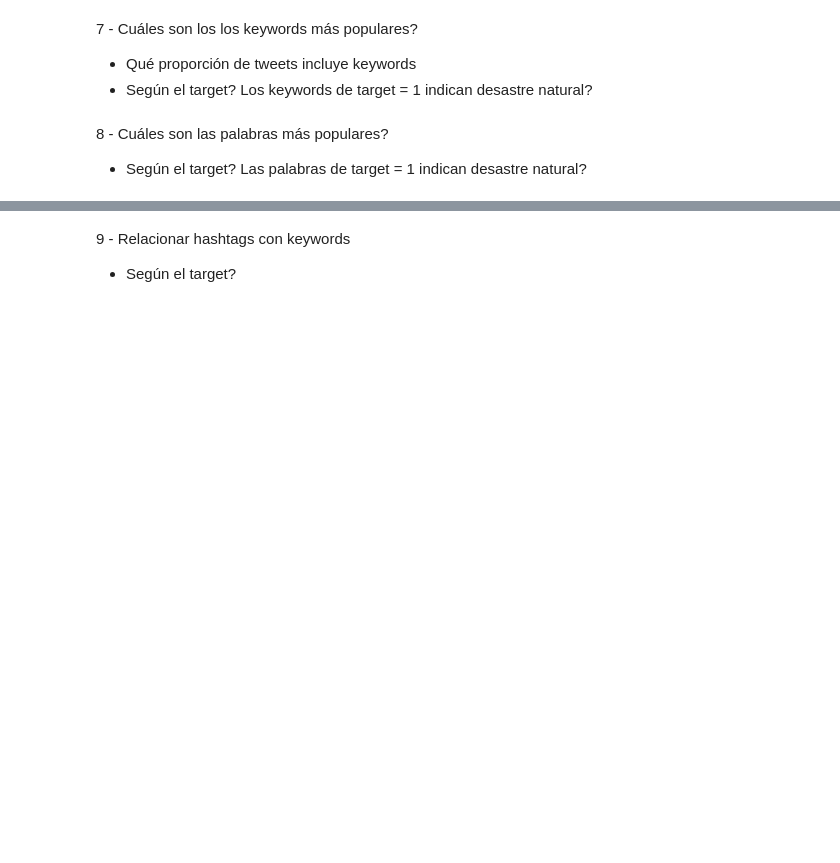
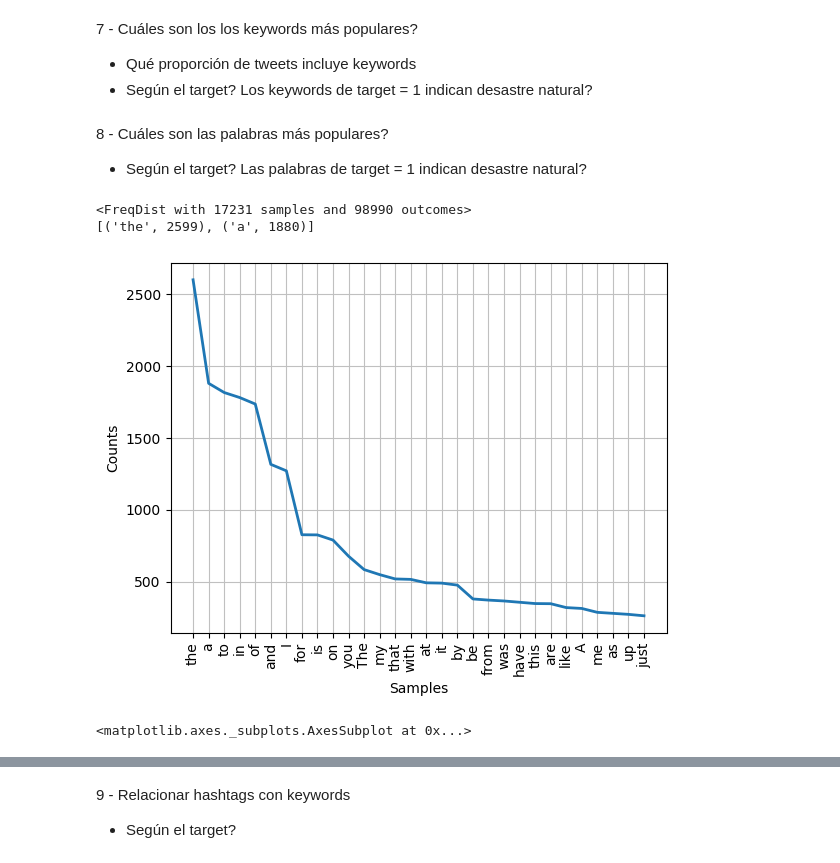
Before and after one commit to patopizzini/Organizacion_Datos_1C2020, a Jupyter notebook: TP1/TP1_JM.ipynb, the cells around one changed output, grey strips where cells are left out. Drawn from its saved outputs; the diff is of its cells as text; code cells hidden in the pictures; blank space fills up the shorter version.

Commit message:
nltk sobre palabras, y targets

```diff
--- a/TP1/TP1_JM.ipynb
+++ b/TP1/TP1_JM.ipynb
@@ -397,0 +383,36 @@ ax.legend(ncol=2, loc="lower right", frameon=True)
+# %%
+#JM - cantidad de keywords por target
+#https://www.datacamp.com/community/tutorials/text-analytics-beginners-nltk/
+#https://www.teachstarter.com/vocabulary-list/natural-disaster-vocabulary/
+
+#Limpia puntuacion, deja usuarios y hashtags (@ y #)
+def clean_tweet(words):
+    result = []
+    for word in words:
+        stripped_word = word.strip()
+        if ((stripped_word.isalnum() == True)): # or (stripped_word[0] == '#') or (stripped_word[0] == '@')):
+            result.append(stripped_word)
+
+    return result
+
+#Separamos las plabras de los tweets, usamos el tokenizador de twitter de nltk
+tt = TweetTokenizer()
+tweets['text tokenized'] = tweets['text'].apply(tt.tokenize)
+tweets['text tokenized'] = tweets['text tokenized'].apply(clean_tweet)
+
+#Armamos una lista con todas las palabras
+tweets_words = []
+for row in tweets['text tokenized']:
+    for word in row:
+        tweets_words.append(word)
+
+#Vemos cuales son las dos palabras mas comunes y graficamos la distribucion
+fdist = FreqDist(tweets_words)
+print(fdist)
+print(fdist.most_common(2))
+fdist.plot(30,cumulative=False)
+# %% [output]
+<FreqDist with 17231 samples and 98990 outcomes>
+[('the', 2599), ('a', 1880)]
+[figure, added]
+<matplotlib.axes._subplots.AxesSubplot at 0x...>
```
Also changed, not shown: parts of 19 cells of this notebook.
